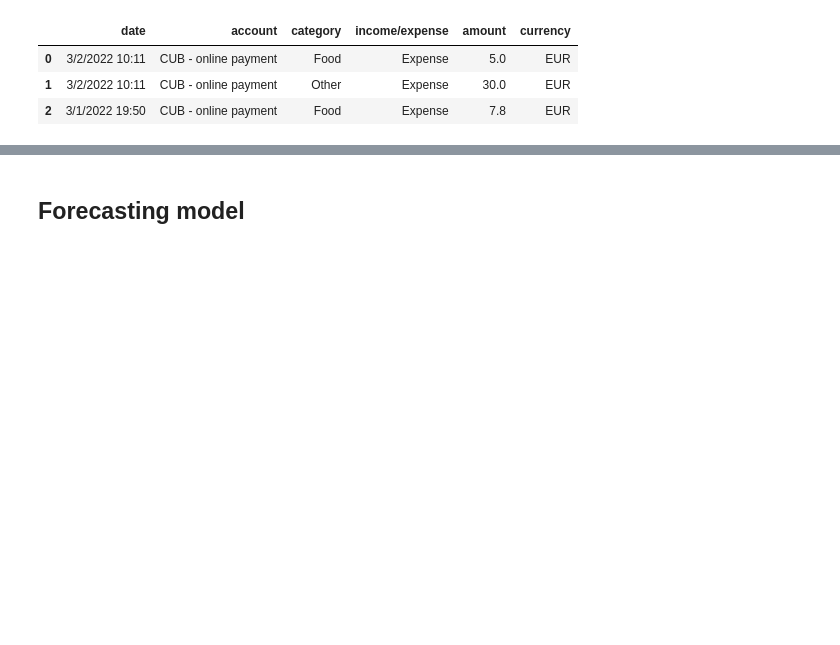
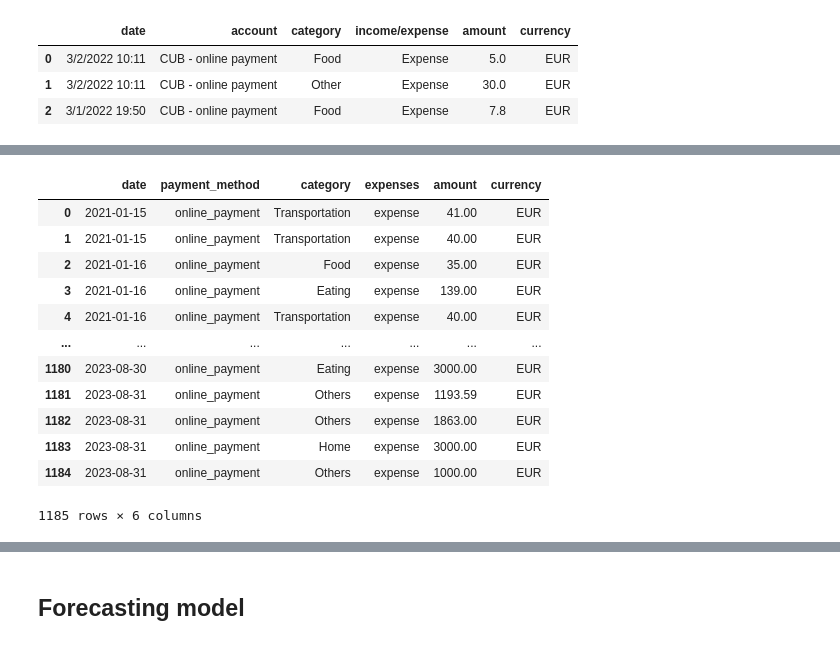
Before and after one commit to ideaxh/Artif-I, a Jupyter notebook: backend/config/budget_forecasting/testing_forecasting_model.ipynb, the cells around one changed output, grey strips where cells are left out. Cells and saved outputs as stored; diff of their text form; code cells hidden in the pictures; blank space fills up the shorter version.

```diff
--- a/backend/config/budget_forecasting/testing_forecasting_model.ipynb
+++ b/backend/config/budget_forecasting/testing_forecasting_model.ipynb
@@ -77,0 +183,16 @@ df.to_csv('C:/Users/arbru/OneDrive/Desktop/RAI/Artif-I/backend/datasets/cleaned_
+# %%
+df_2
+# %% [output]
+|  | date | payment_method | category | expenses | amount | currency |
+| 0 | 2021-01-15 | online_payment | Transportation | expense | 41.00 | EUR |
+| 1 | 2021-01-15 | online_payment | Transportation | expense | 40.00 | EUR |
+| 2 | 2021-01-16 | online_payment | Food | expense | 35.00 | EUR |
+| 3 | 2021-01-16 | online_payment | Eating | expense | 139.00 | EUR |
+| 4 | 2021-01-16 | online_payment | Transportation | expense | 40.00 | EUR |
+| ... | ... | ... | ... | ... | ... | ... |
+| 1180 | 2023-08-30 | online_payment | Eating | expense | 3000.00 | EUR |
+| 1181 | 2023-08-31 | online_payment | Others | expense | 1193.59 | EUR |
+| 1182 | 2023-08-31 | online_payment | Others | expense | 1863.00 | EUR |
+| 1183 | 2023-08-31 | online_payment | Home | expense | 3000.00 | EUR |
+| 1184 | 2023-08-31 | online_payment | Others | expense | 1000.00 | EUR |
+1185 rows × 6 columns
```
Also changed, not shown: parts of 31 cells of this notebook, 6 other files.
